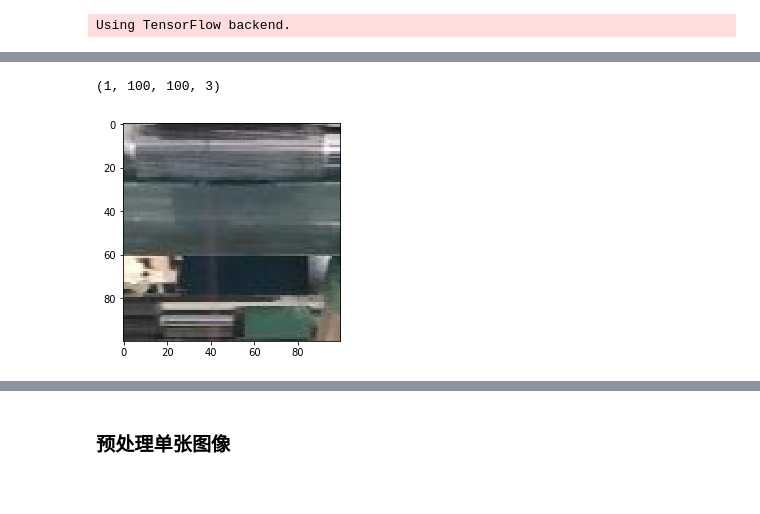
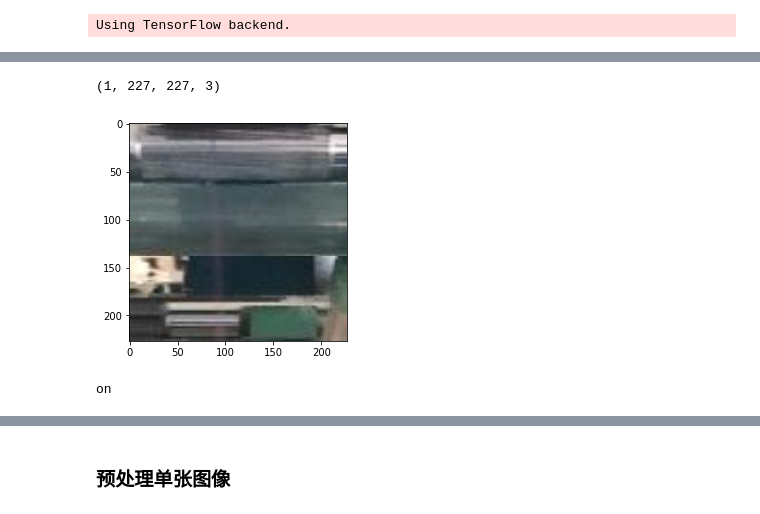
Before and after one commit to Gavindzz/report, a Jupyter notebook: predict.ipynb, the cells around one changed output, grey strips where cells are left out. Cells and saved outputs as stored; diff of their text form; code cells hidden in the pictures.

```diff
--- a/predict.ipynb
+++ b/predict.ipynb
@@ -18,7 +18,7 @@ Using TensorFlow backend.
 # %%
 def prepicture(picname):
     img = Image.open('./prediction/' + picname)
-    new_img = img.resize((100, 100), Image.BILINEAR)
+    new_img = img.resize((227, 227), Image.BILINEAR)
     new_img.save(os.path.join('./prediction/', os.path.basename(picname)))
 # %%
 def read_image2(filename):
@@ -70,23 +69,29 @@ model = load_model('on_and_off.h5')  #载入训练好的模型
 # %%
 prepicture('1.jpg')
 x_test = []
 x_test.append(read_image2('1.jpg'))
 
 x_test = np.array(x_test)
 
 x_test = x_test.astype('float32')
 x_test /= 255
 
 img_path = './prediction/1.jpg'
 
-img = image.load_img(img_path, target_size = (100,100))
+img = image.load_img(img_path, target_size = (227,227))
 img_tensor = image.img_to_array(img)
 img_tensor = np.expand_dims(img_tensor, axis=0)
 img_tensor /=255
 
 print(img_tensor.shape)
 plt.imshow(img_tensor[0])
 plt.show()
 # %% [output]
-(1, 100, 100, 3)
+(1, 227, 227, 3)
-[figure, old version]
+[figure, new version]
+# %%
+classes = model.predict_classes(x_test)[0]
+target = ['off', 'on']
+print(target[classes])
+# %% [output]
+on
```
Also changed, not shown: parts of 11 cells of this notebook, 1 other file.
